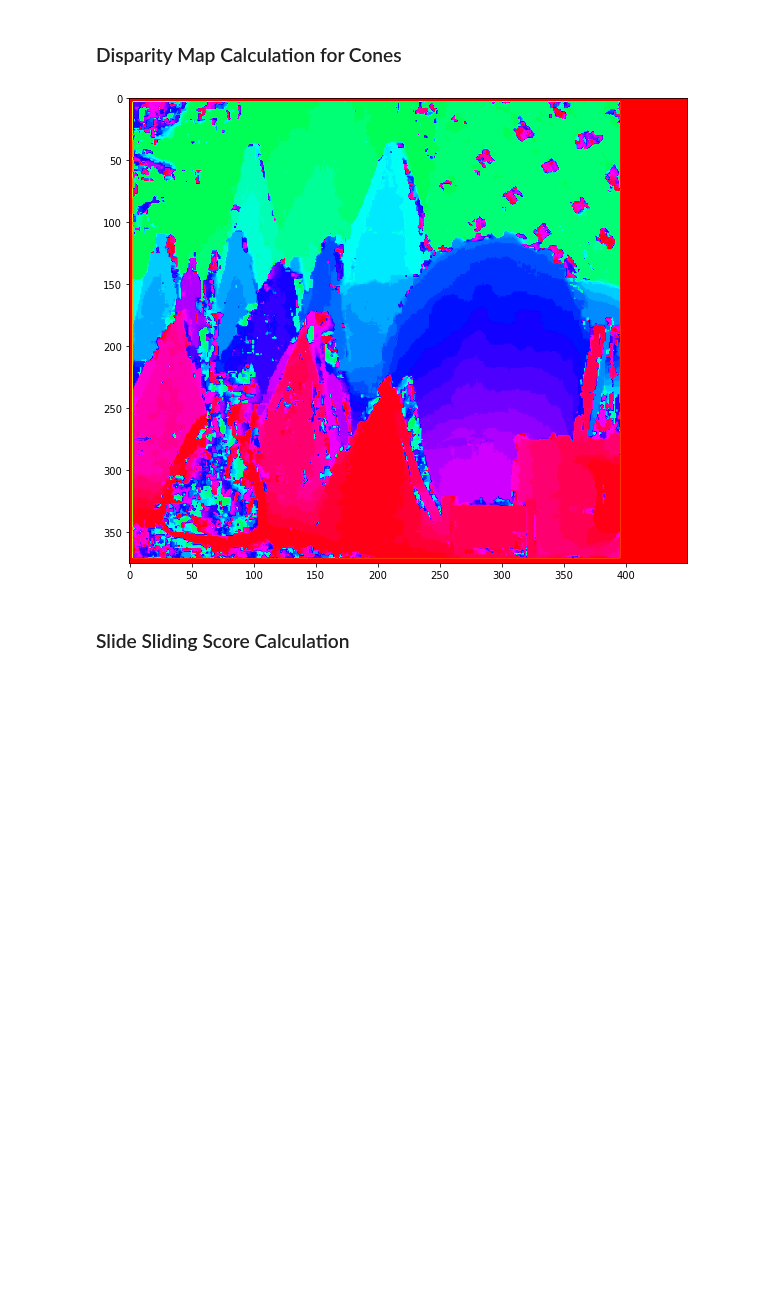
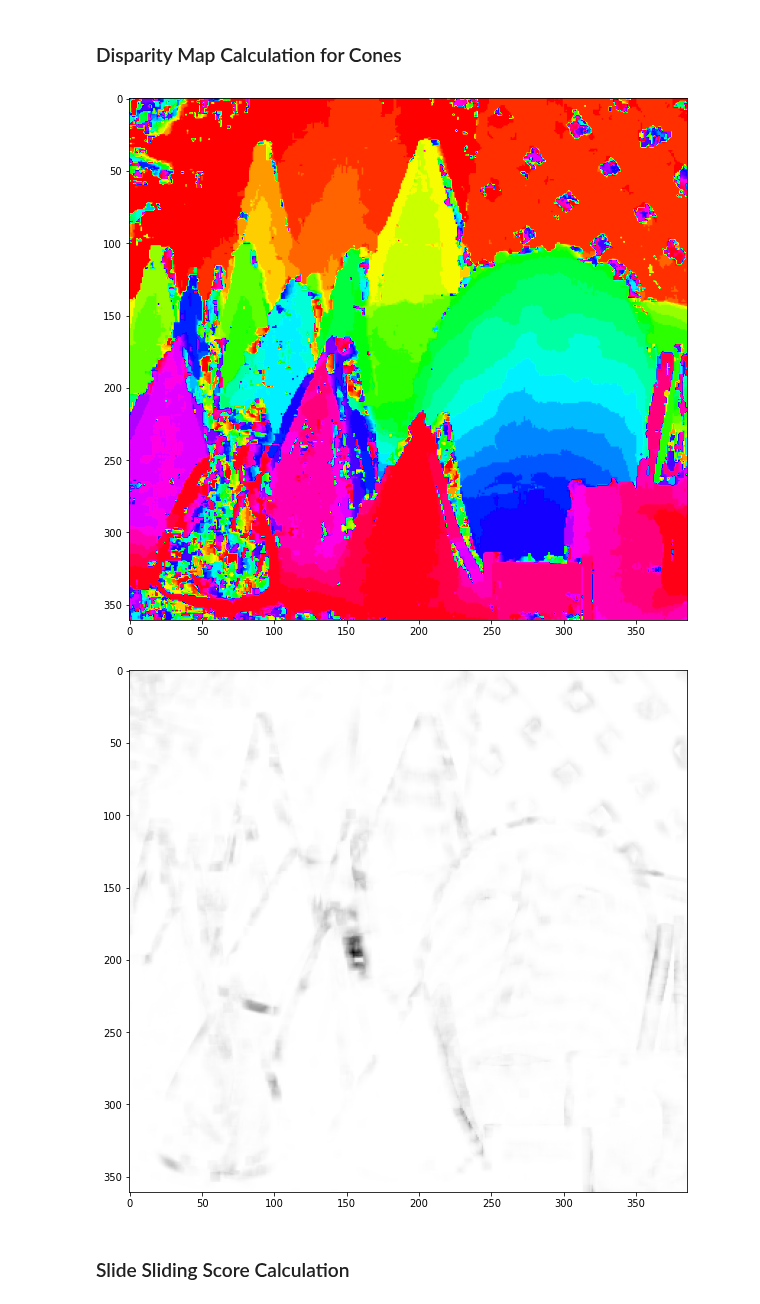
Before and after one commit to Tsmorz/computer-vision, a Jupyter notebook: Project 3/project3-Matin.ipynb, the cells around one changed output. Saved outputs shown, nothing was run; the diff lists cells and outputs as text; code cells hidden in the pictures; blank space fills up the shorter version.

```diff
--- a/Project 3/project3-Matin.ipynb
+++ b/Project 3/project3-Matin.ipynb
@@ -494,14 +502,22 @@ plt.show()
 # %% [markdown]
 ### Disparity Map Calculation for Cones
 # %%
+cones_width = 7
+cones_dis_range = (20, 50)
 cone_disp_map, cone_accuracy_map = disparity_map(cones_images[0].cpu(),
                                                  cones_images[1].cpu(),
-                                                 7,
-                                                 (20, 50))
-plt.imshow(cone_disp_map, cmap='hsv')
-plt.show()
+                                                 cones_width,
+                                                 cones_dis_range)
-# %% [output]
-[figure, removed]
+# %%
+cropped_cone_disp_map = cone_disp_map[cones_width: - cones_width, cones_width:-cones_width - cones_dis_range[1]].numpy()
+plt.imshow(cropped_cone_disp_map, cmap='hsv')
+plt.show()
+cropped_cones_accuracy_map = cone_accuracy_map[cones_width: - cones_width, cones_width:-cones_width - cones_dis_range[1]].numpy()
+plt.imshow(cropped_cones_accuracy_map, cmap='gray')
+plt.show()
+# %% [output]
+[figure, added]
+[figure, added]
 # %% [markdown]
 ### Slide Sliding Score Calculation
 # %%
```
Also changed, not shown: parts of 3 cells of this notebook.
